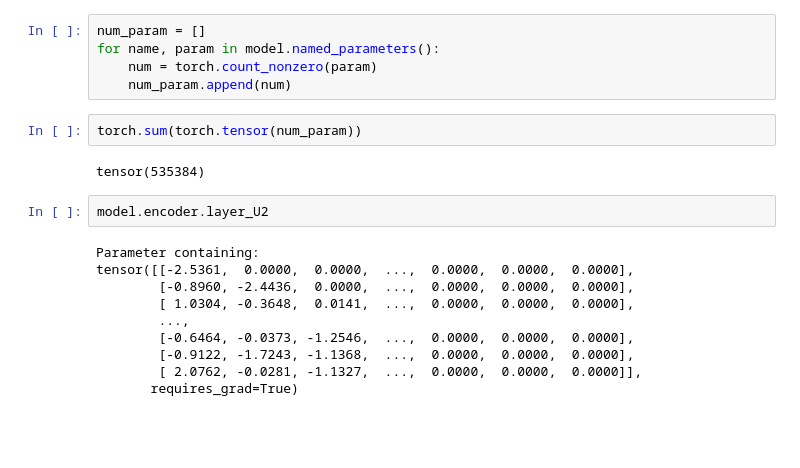
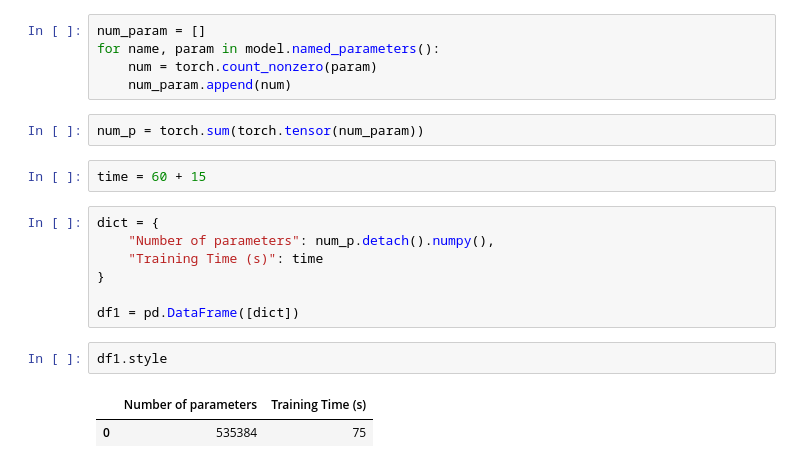
Before and after one commit to 737ashish/Projects, a Jupyter notebook: Polynomial_Nets/train_VAE _sparse.ipynb, the cells around one changed output. Drawn from its saved outputs; the diff is of its cells as text; blank space fills up the shorter version.

```diff
--- a/Polynomial_Nets/train_VAE _sparse.ipynb
+++ b/Polynomial_Nets/train_VAE _sparse.ipynb
@@ -131,18 +131,18 @@ for name, param in model.named_parameters():
     num = torch.count_nonzero(param)
     num_param.append(num)
 # %%
-torch.sum(torch.tensor(num_param))
+num_p = torch.sum(torch.tensor(num_param))
-# %% [output]
-tensor(535384)
-# %%
-model.encoder.layer_U2
-# %% [output]
-Parameter containing:
-tensor([[-2.5361,  0.0000,  0.0000,  ...,  0.0000,  0.0000,  0.0000],
-        [-0.8960, -2.4436,  0.0000,  ...,  0.0000,  0.0000,  0.0000],
-        [ 1.0304, -0.3648,  0.0141,  ...,  0.0000,  0.0000,  0.0000],
-        ...,
-        [-0.6464, -0.0373, -1.2546,  ...,  0.0000,  0.0000,  0.0000],
-        [-0.9122, -1.7243, -1.1368,  ...,  0.0000,  0.0000,  0.0000],
-        [ 2.0762, -0.0281, -1.1327,  ...,  0.0000,  0.0000,  0.0000]],
-       requires_grad=True)
+# %%
+time = 60 + 15
+# %%
+dict = {
+    "Number of parameters": num_p.detach().numpy(),
+    "Training Time (s)": time
+}
+
+df1 = pd.DataFrame([dict])
+# %%
+df1.style
+# %% [output]
+|  | Number of parameters | Training Time (s) |
+| 0 | 535384 | 75 |
```
Also changed, not shown: parts of 4 cells of this notebook, 2 other files.
